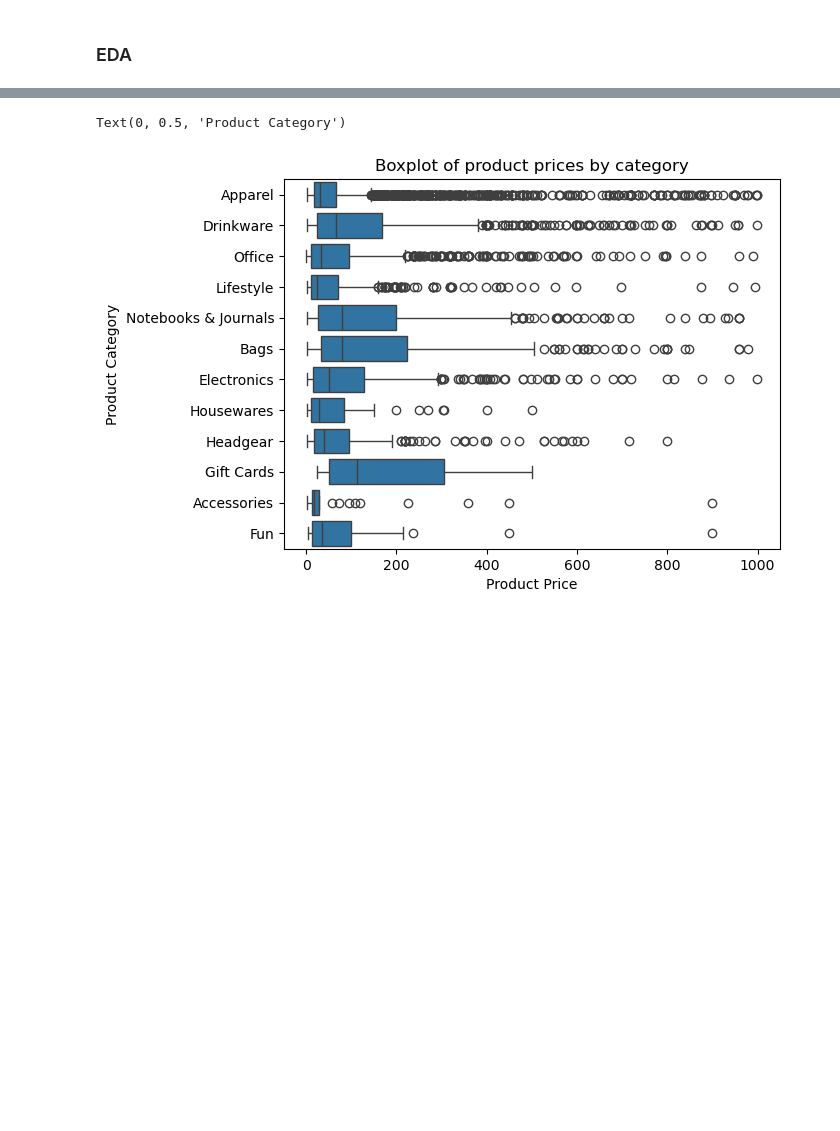
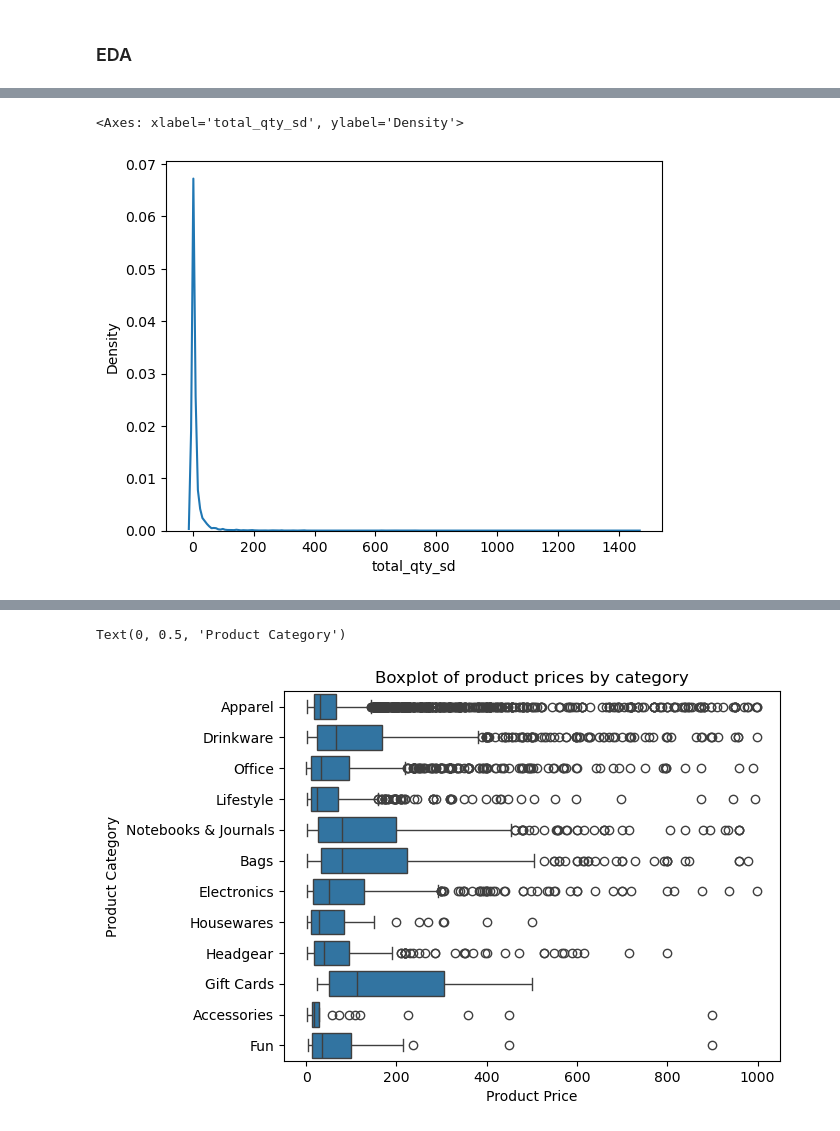
Before and after one commit to woobrandon/DSA3101-Potato-Wedges, a Jupyter notebook: SubgroupB/DemandForecasting.ipynb, the cells around one changed output, grey strips where cells are left out. Drawn from its saved outputs; the diff is of its cells as text; code cells hidden in the pictures; blank space fills up the shorter version.

```diff
--- a/SubgroupB/DemandForecasting.ipynb
+++ b/SubgroupB/DemandForecasting.ipynb
@@ -342,0 +342,5 @@ all_months_products = all_months_products.merge(month_holidays, on = "month", ho
+# %%
+sns.kdeplot(data = all_months_products, x = 'total_qty_sd')
+# %% [output]
+<Axes: xlabel='total_qty_sd', ylabel='Density'>
+[figure, added]
```
Also changed, not shown: parts of 36 cells of this notebook.
